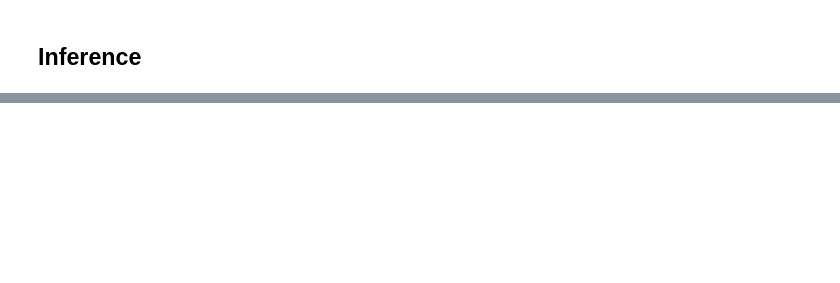
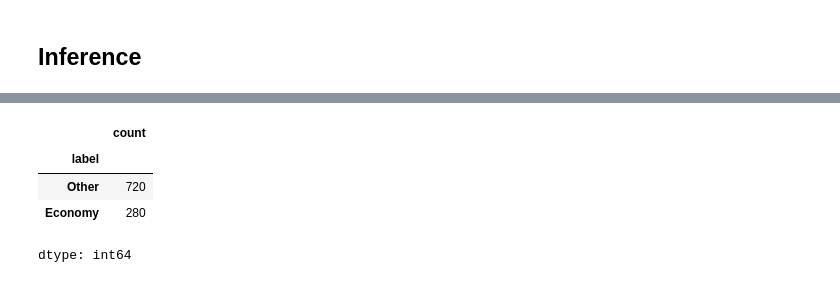
Before and after one commit to luissattelmayer/intro-css, a Jupyter notebook: code/05_llms/fine_tuning_transformers.ipynb, the cells around one changed output, grey strips where cells are left out. Drawn from its saved outputs; the diff is of its cells as text; code cells hidden in the pictures; blank space fills up the shorter version.

```diff
--- a/code/05_llms/fine_tuning_transformers.ipynb
+++ b/code/05_llms/fine_tuning_transformers.ipynb
@@ -36,3 +38,13 @@ dtype: int64
+# %%
+# Create label_text column 1 being about economy and 0 for not
+
+df["label_text"] = df["label"].apply(lambda x: "economy" if x == 1 else "other")
+
+df.value_counts("label_text")
+
+# Remove Missing values
+
+df = df.dropna()
 # %% [markdown]
 ## Split into training and test set
 # %% [markdown]
@@ -194,3 +168,34 @@ train_args = TrainingArguments(
+# %%
+import transformers
+from transformers import TrainingArguments, Trainer, logging
+
+training_directory = "BERT-demo"
+
+# Overview of all training arguments: https://huggingface.co/transformers/main_classes/trainer.html#transformers.TrainingArguments
+# Hugging Face tipps to increase training speed and decrease out-of-memory (OOM) issues: https://huggingface.co/transformers/performance.html?
+from transformers import TrainingArguments
+
+train_args = TrainingArguments(
+    output_dir=f"./results/{training_directory}",
+    logging_dir=f"./logs/{training_directory}",
+    seed=SEED_GLOBAL,
+    num_train_epochs=4,
+    learning_rate=2e-5,
+    per_device_train_batch_size=8,
+    per_device_eval_batch_size=8,
+    warmup_ratio=0.06,
+    weight_decay=0.1,
+    gradient_checkpointing=True,
+    eval_strategy="steps",
+    eval_steps=500,
+    logging_steps=500,
+    save_strategy="steps",
+    save_steps=500,
+    save_total_limit=3,
+    load_best_model_at_end=True,
+    metric_for_best_model="f1_macro",
+    report_to="none",
+)
 # %% [markdown]
 Before training a model, it’s crucial to define how the model’s performance will be evaluated during the training process. This typically involves specifying which evaluation metrics will be used to monitor the model's progress. Evaluation metrics are important because they provide feedback on how well the model is learning, guiding decisions such as when to stop training or adjust hyperparameters.
 # %%
@@ -272,4 +308,12 @@ def apply_model_to_text(df, text_column, classifier):
     return df
 
 # Example usage
-full_corpus_classified = apply_model_to_text(full_corpus, 'text', economy_classifier)
+full_corpus_classified = apply_model_to_text(full_corpus.sample(n=1000), 'text', economy_classifier)
+# %%
+full_corpus_classified.value_counts("label")
+# %% [output]
+|  | count |
+| label |  |
+| Other | 720 |
+| Economy | 280 |
+dtype: int64
```
Also changed, not shown: parts of 7 cells of this notebook.
